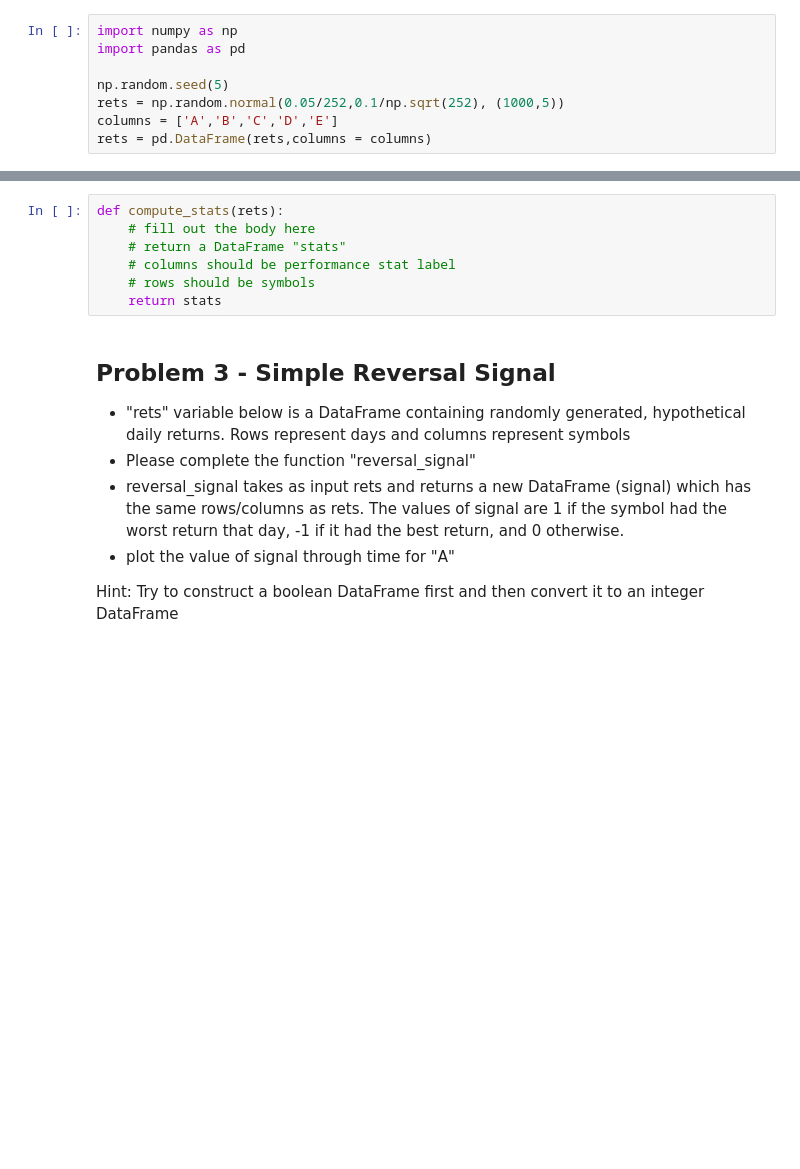
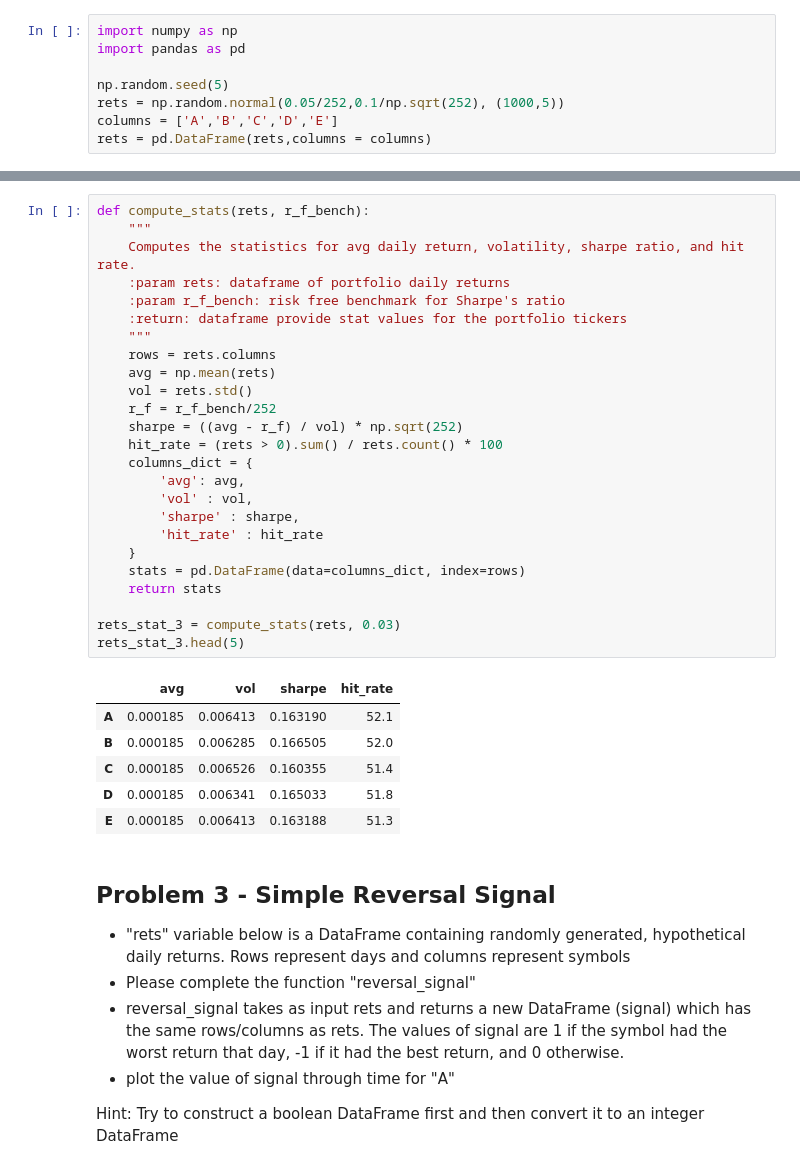
Before and after one commit to Brice-Dev-Lab/WSQ-Training-Modules, a Jupyter notebook: pandas_more/homework/Homework2.ipynb, the cells around one changed output, grey strips where cells are left out. Saved outputs shown, nothing was run; the diff lists cells and outputs as text; blank space fills up the shorter version.

```diff
--- a/pandas_more/homework/Homework2.ipynb
+++ b/pandas_more/homework/Homework2.ipynb
@@ -82,10 +105,35 @@ rets = pd.DataFrame(rets,columns = columns)
 # %%
-def compute_stats(rets):
-    # fill out the body here
-    # return a DataFrame "stats"
-    # columns should be performance stat label
-    # rows should be symbols
+def compute_stats(rets, r_f_bench):
+    """
+    Computes the statistics for avg daily return, volatility, sharpe ratio, and hit rate.
+    :param rets: dataframe of portfolio daily returns
+    :param r_f_bench: risk free benchmark for Sharpe's ratio
+    :return: dataframe provide stat values for the portfolio tickers
+    """
+    rows = rets.columns
+    avg = np.mean(rets)
+    vol = rets.std()
+    r_f = r_f_bench/252
+    sharpe = ((avg - r_f) / vol) * np.sqrt(252)
+    hit_rate = (rets > 0).sum() / rets.count() * 100
+    columns_dict = {
+        'avg': avg,
+        'vol' : vol,
+        'sharpe' : sharpe,
+        'hit_rate' : hit_rate
+    }
+    stats = pd.DataFrame(data=columns_dict, index=rows)
     return stats
+
+rets_stat_3 = compute_stats(rets, 0.03)
+rets_stat_3.head(5)
+# %% [output]
+|  | avg | vol | sharpe | hit_rate |
+| A | 0.000185 | 0.006413 | 0.163190 | 52.1 |
+| B | 0.000185 | 0.006285 | 0.166505 | 52.0 |
+| C | 0.000185 | 0.006526 | 0.160355 | 51.4 |
+| D | 0.000185 | 0.006341 | 0.165033 | 51.8 |
+| E | 0.000185 | 0.006413 | 0.163188 | 51.3 |
 # %% [markdown]
 ## Problem 3 - Simple Reversal Signal
 - "rets" variable below is a DataFrame containing randomly generated, hypothetical daily returns. Rows represent days and columns represent symbols
```
Also changed, not shown: parts of 2 cells of this notebook.
